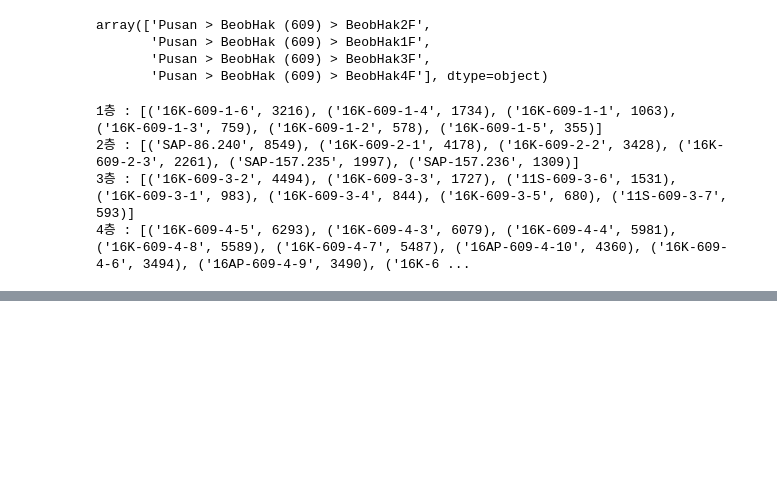
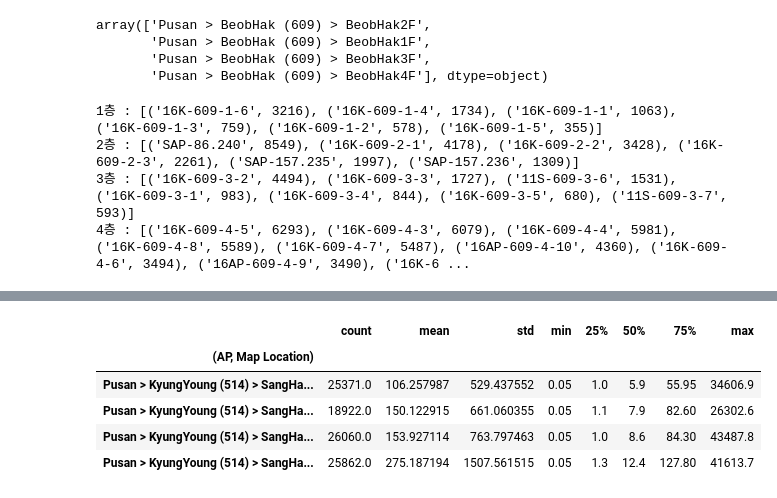
Before and after one commit to leeEunJooo/NetworkAssociation, a Jupyter notebook: 건물구분기준1.ipynb, the cells around one changed output, grey strips where cells are left out. Saved outputs shown, nothing was run; the diff lists cells and outputs as text; code cells hidden in the pictures; blank space fills up the shorter version.

```diff
--- a/건물구분기준1.ipynb
+++ b/건물구분기준1.ipynb
@@ -412,0 +453,9 @@ for i in range(0,4):
+# %%
+select_floor(514)
+# %% [output]
+|  | count | mean | std | min | 25% | 50% | 75% | max |
+| (AP, Map Location) |  |  |  |  |  |  |  |  |
+| Pusan > KyungYoung (514) > SangHa... | 25371.0 | 106.257987 | 529.437552 | 0.05 | 1.0 | 5.9 | 55.95 | 34606.9 |
+| Pusan > KyungYoung (514) > SangHa... | 18922.0 | 150.122915 | 661.060355 | 0.05 | 1.1 | 7.9 | 82.60 | 26302.6 |
+| Pusan > KyungYoung (514) > SangHa... | 26060.0 | 153.927114 | 763.797463 | 0.05 | 1.0 | 8.6 | 84.30 | 43487.8 |
+| Pusan > KyungYoung (514) > SangHa... | 25862.0 | 275.187194 | 1507.561515 | 0.05 | 1.3 | 12.4 | 127.80 | 41613.7 |
```
Also changed, not shown: parts of 10 cells of this notebook.
